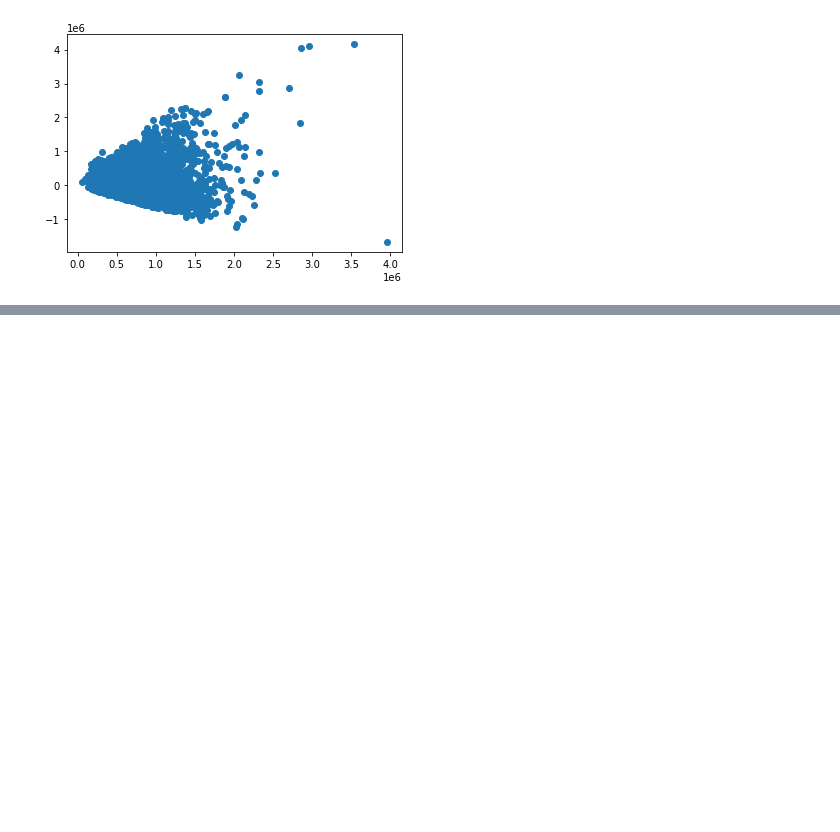
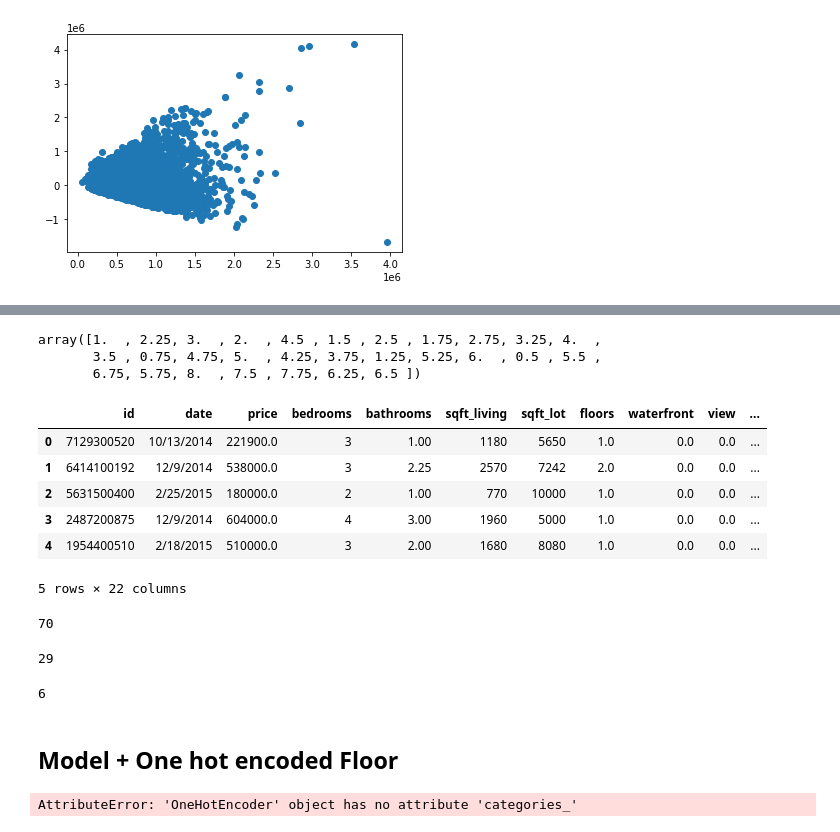
Before and after one commit to marcosvppfernandes/dsc-phase-2-project, a Jupyter notebook: Phase 2 project Rachel.ipynb, the cells around one changed output, grey strips where cells are left out. Cells and saved outputs as stored; diff of their text form; code cells hidden in the pictures; blank space fills up the shorter version.

```diff
--- a/Phase 2 project Rachel.ipynb
+++ b/Phase 2 project Rachel.ipynb
@@ -257,0 +322,6 @@ strong multicollinearity or other numerical problems.
+# %%
+df['bathrooms'].unique()
+# %% [output]
+array([1.  , 2.25, 3.  , 2.  , 4.5 , 1.5 , 2.5 , 1.75, 2.75, 3.25, 4.  ,
+       3.5 , 0.75, 4.75, 5.  , 4.25, 3.75, 1.25, 5.25, 6.  , 0.5 , 5.5 ,
+       6.75, 5.75, 8.  , 7.5 , 7.75, 6.25, 6.5 ])
@@ -258,2 +330,34 @@ strong multicollinearity or other numerical problems.
+# %%
+df.head()
+# %% [output]
+|  | id | date | price | bedrooms | bathrooms | sqft_living | sqft_lot | floors | waterfront | view | ... |
+| 0 | 7129300520 | 10/13/2014 | 221900.0 | 3 | 1.00 | 1180 | 5650 | 1.0 | 0.0 | 0.0 | ... |
+| 1 | 6414100192 | 12/9/2014 | 538000.0 | 3 | 2.25 | 2570 | 7242 | 2.0 | 0.0 | 0.0 | ... |
+| 2 | 5631500400 | 2/25/2015 | 180000.0 | 2 | 1.00 | 770 | 10000 | 1.0 | 0.0 | 0.0 | ... |
+| 3 | 2487200875 | 12/9/2014 | 604000.0 | 4 | 3.00 | 1960 | 5000 | 1.0 | 0.0 | 0.0 | ... |
+| 4 | 1954400510 | 2/18/2015 | 510000.0 | 3 | 2.00 | 1680 | 8080 | 1.0 | 0.0 | 0.0 | ... |
+5 rows × 22 columns
+# %%
+len(df.zipcode.value_counts())
+# %% [output]
+70
+# %%
+len(df.bathrooms.value_counts())
+# %% [output]
+29
+# %%
+len(df.floors.value_counts())
+# %% [output]
+6
+# %% [markdown]
+## Model + One hot encoded Floor
+# %%
+from sklearn.preprocessing import OneHotEncoder
+ohe = OneHotEncoder(drop = 'first', sparse = False)
+columns =np.delete(ohe.categories_[0], ohe.drop_idx_)
+columns = ['fl' + str(x) for x in columns]
+pd.DataFrame(ohe.fit_transform(df[['floors']]))
+# %% [output]
+AttributeError: 'OneHotEncoder' object has no attribute 'categories_'
 # %%
 # %% [output]
```
Also changed, not shown: parts of 13 cells of this notebook.
